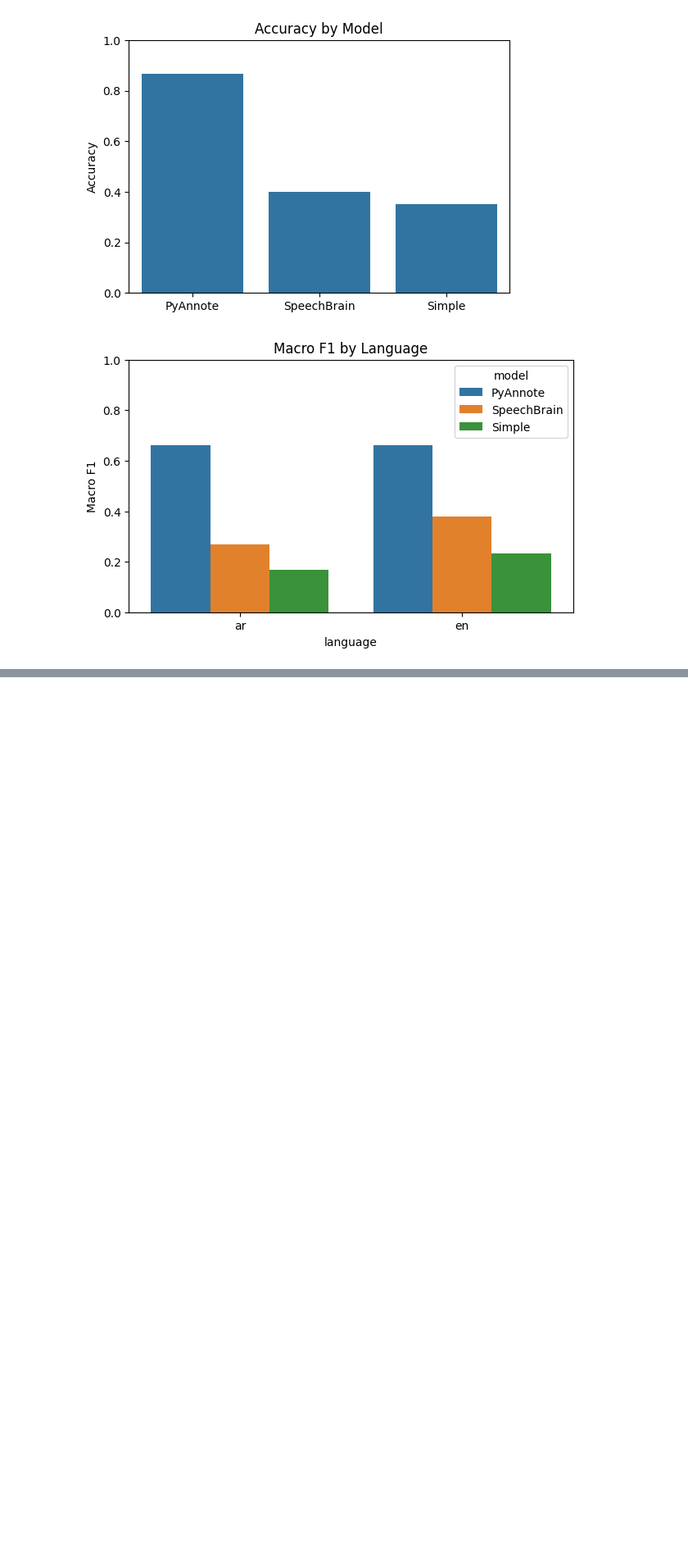
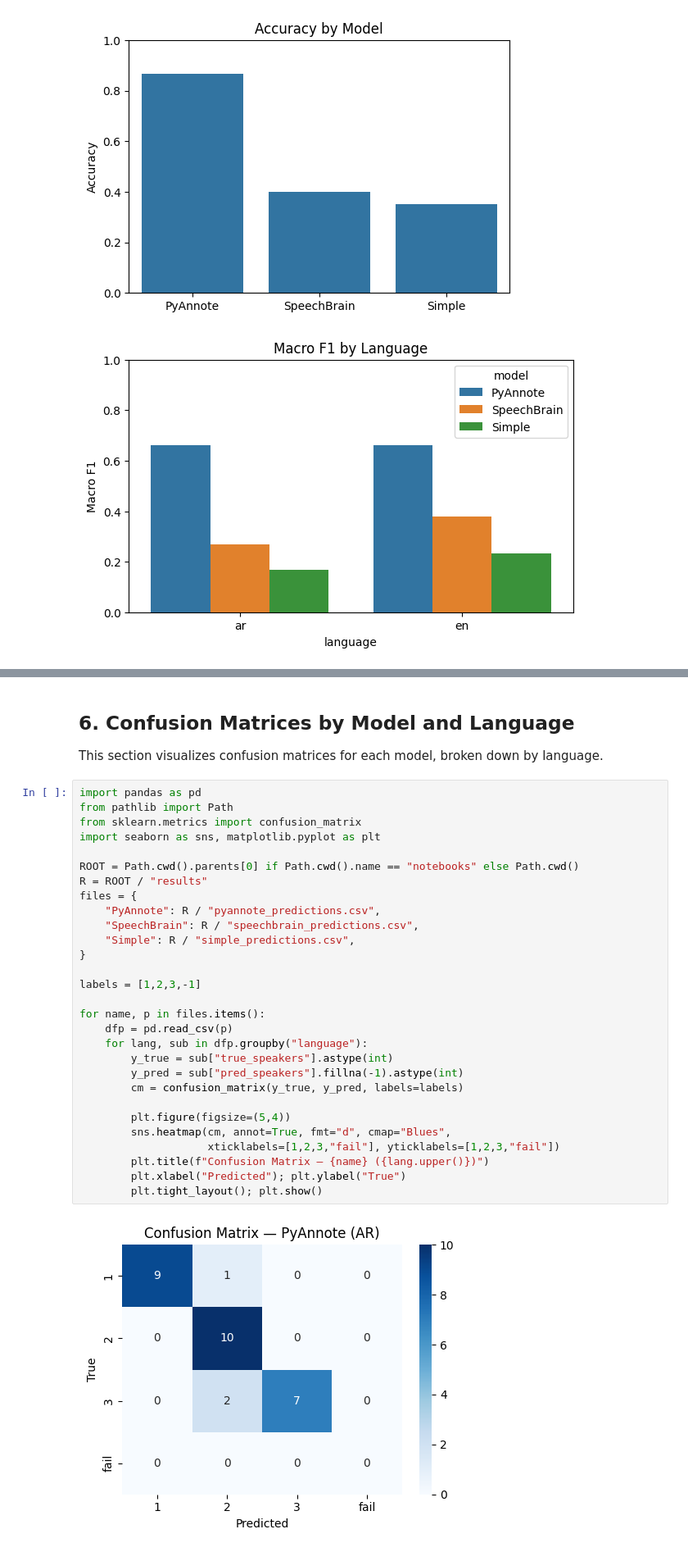
Before and after one commit to SaudNJMH/Audio-AI, a Jupyter notebook: notebooks/04_benchmark.ipynb, the cells around one changed output, grey strips where cells are left out. Shown at 82% size. Cells and saved outputs as stored; diff of their text form; blank space fills up the shorter version.

```diff
--- a/notebooks/04_benchmark.ipynb
+++ b/notebooks/04_benchmark.ipynb
@@ -127,0 +163,34 @@ plt.ylim(0,1); plt.ylabel("Macro F1"); plt.title("Macro F1 by Language"); plt.sh
+# %% [markdown]
+## 6. Confusion Matrices by Model and Language
+This section visualizes confusion matrices for each model, broken down by language.
+# %%
+import pandas as pd
+from pathlib import Path
+from sklearn.metrics import confusion_matrix
+import seaborn as sns, matplotlib.pyplot as plt
+
+ROOT = Path.cwd().parents[0] if Path.cwd().name == "notebooks" else Path.cwd()
+R = ROOT / "results"
+files = {
+    "PyAnnote": R / "pyannote_predictions.csv",
+    "SpeechBrain": R / "speechbrain_predictions.csv",
+    "Simple": R / "simple_predictions.csv",
+}
+
+labels = [1,2,3,-1]
+
+for name, p in files.items():
+    dfp = pd.read_csv(p)
+    for lang, sub in dfp.groupby("language"):
+        y_true = sub["true_speakers"].astype(int)
+        y_pred = sub["pred_speakers"].fillna(-1).astype(int)
+        cm = confusion_matrix(y_true, y_pred, labels=labels)
+
+        plt.figure(figsize=(5,4))
+        sns.heatmap(cm, annot=True, fmt="d", cmap="Blues",
+                    xticklabels=[1,2,3,"fail"], yticklabels=[1,2,3,"fail"])
+        plt.title(f"Confusion Matrix — {name} ({lang.upper()})")
+        plt.xlabel("Predicted"); plt.ylabel("True")
+        plt.tight_layout(); plt.show()
+# %% [output]
+[figure, added]
```
Also changed, not shown: parts of 11 cells of this notebook.
